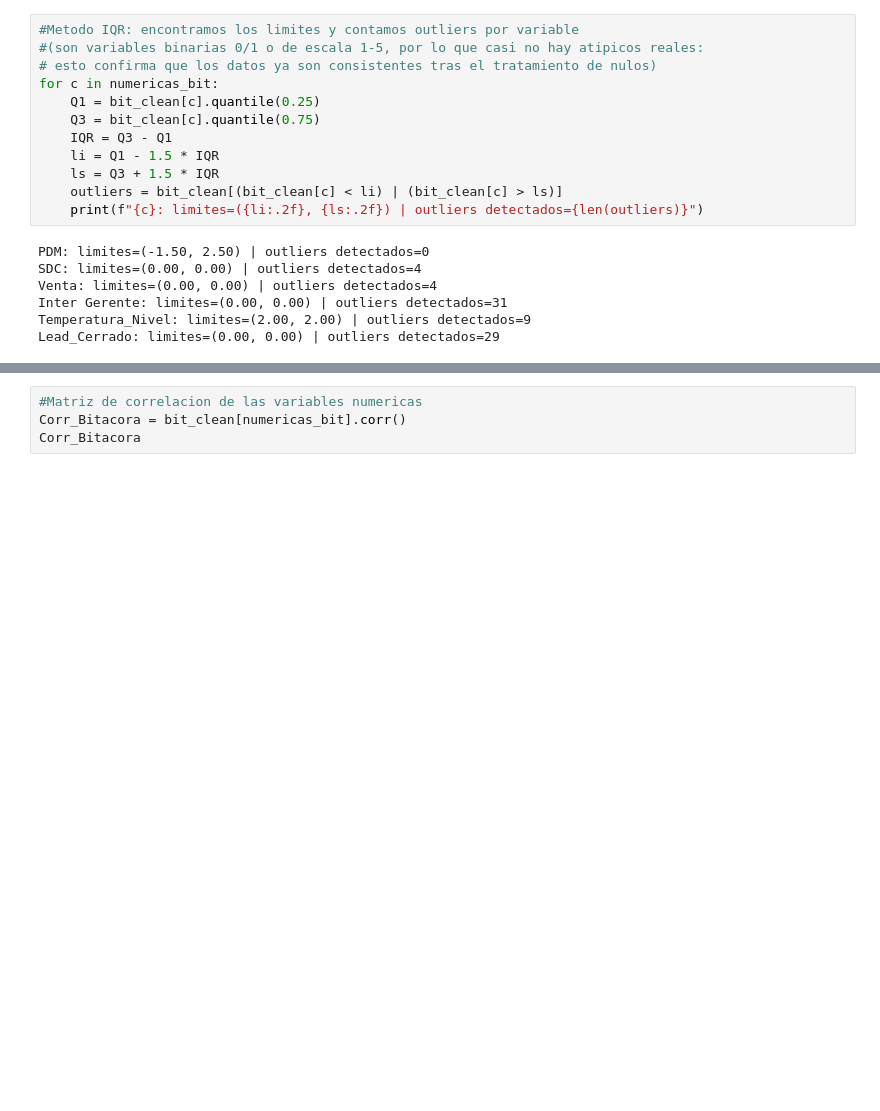
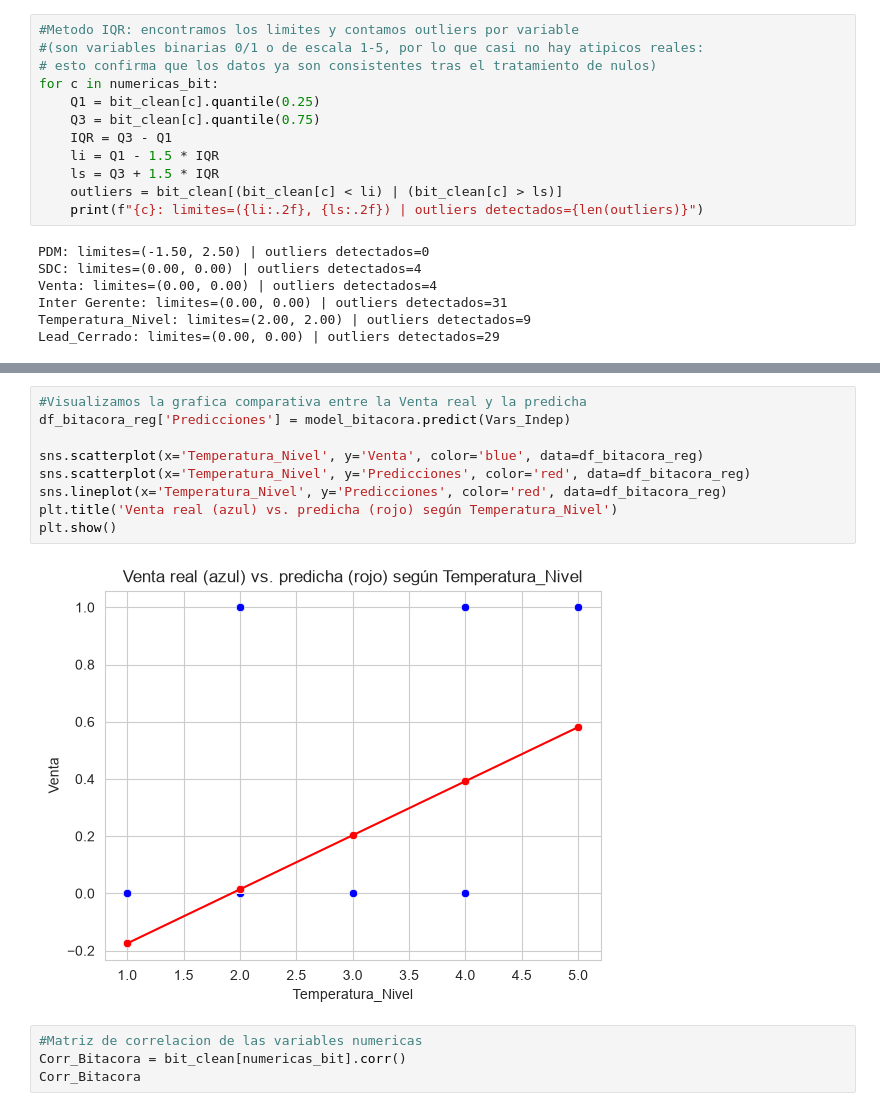
Before and after one commit to a01739713-jpg/Actividad-5, a Jupyter notebook: Actividad5.2/codigoact52.ipynb, the cells around one changed output, grey strips where cells are left out. Saved outputs shown, nothing was run; the diff lists cells and outputs as text; blank space fills up the shorter version.

```diff
--- a/Actividad5.2/codigoact52.ipynb
+++ b/Actividad5.2/codigoact52.ipynb
@@ -223,3 +259,14 @@ Lead_Cerrado: limites=(0.00, 0.00) | outliers detectados=29
+# %%
+#Visualizamos la grafica comparativa entre la Venta real y la predicha
+df_bitacora_reg['Predicciones'] = model_bitacora.predict(Vars_Indep)
+
+sns.scatterplot(x='Temperatura_Nivel', y='Venta', color='blue', data=df_bitacora_reg)
+sns.scatterplot(x='Temperatura_Nivel', y='Predicciones', color='red', data=df_bitacora_reg)
+sns.lineplot(x='Temperatura_Nivel', y='Predicciones', color='red', data=df_bitacora_reg)
+plt.title('Venta real (azul) vs. predicha (rojo) según Temperatura_Nivel')
+plt.show()
+# %% [output]
+[figure, added]
 # %%
 #Matriz de correlacion de las variables numericas
 Corr_Bitacora = bit_clean[numericas_bit].corr()
```
Also changed, not shown: parts of 32 cells of this notebook, 3 other files.
